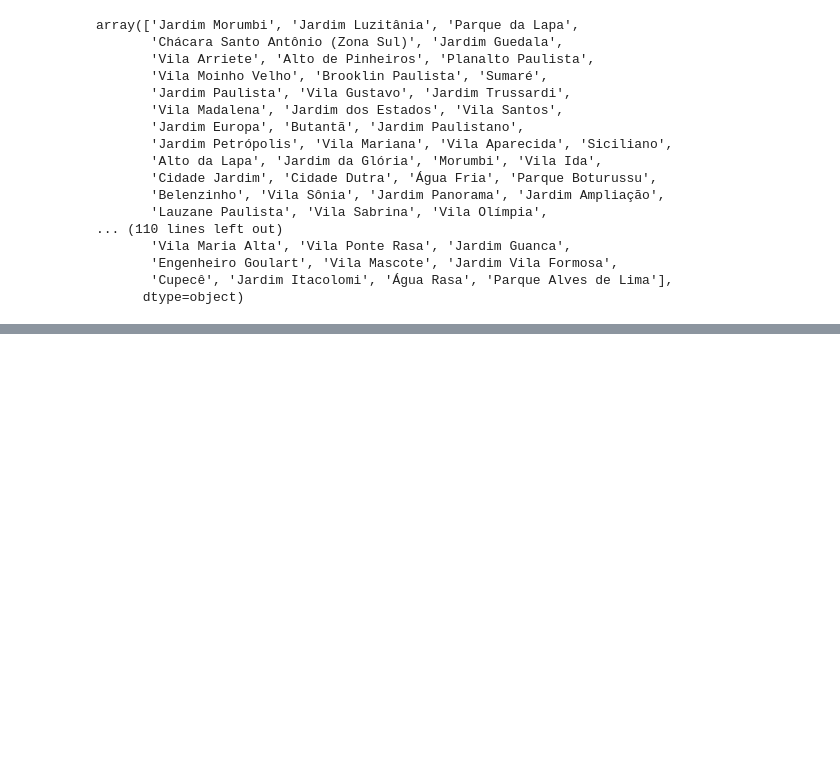
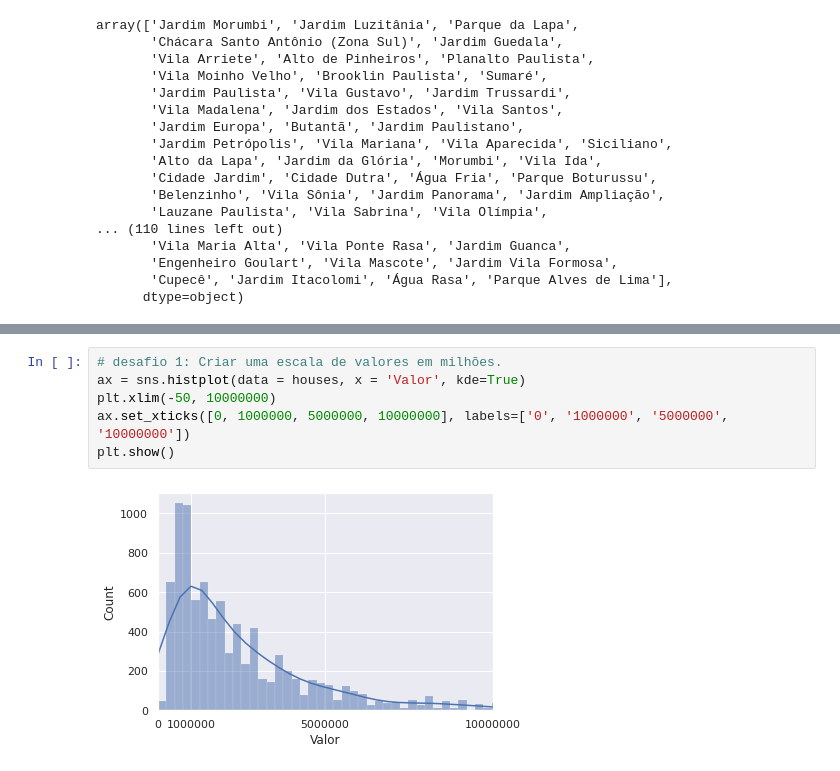
Before and after one commit to jackson541/machine-learning, a Jupyter notebook: projetos/4 - imersao dados alura.ipynb, the cells around one changed output, grey strips where cells are left out. Saved outputs shown, nothing was run; the diff lists cells and outputs as text; blank space fills up the shorter version.

```diff
--- a/projetos/4 - imersao dados alura.ipynb
+++ b/projetos/4 - imersao dados alura.ipynb
@@ -67,0 +150,8 @@ array(['Jardim Morumbi', 'Jardim Luzitânia', 'Parque da Lapa',
+# %%
+# desafio 1: Criar uma escala de valores em milhões.
+ax = sns.histplot(data = houses, x = 'Valor', kde=True)
+plt.xlim(-50, 10000000)
+ax.set_xticks([0, 1000000, 5000000, 10000000], labels=['0', '1000000', '5000000', '10000000'])
+plt.show()
+# %% [output]
+[figure, added]
```
Also changed, not shown: parts of 10 cells of this notebook.
